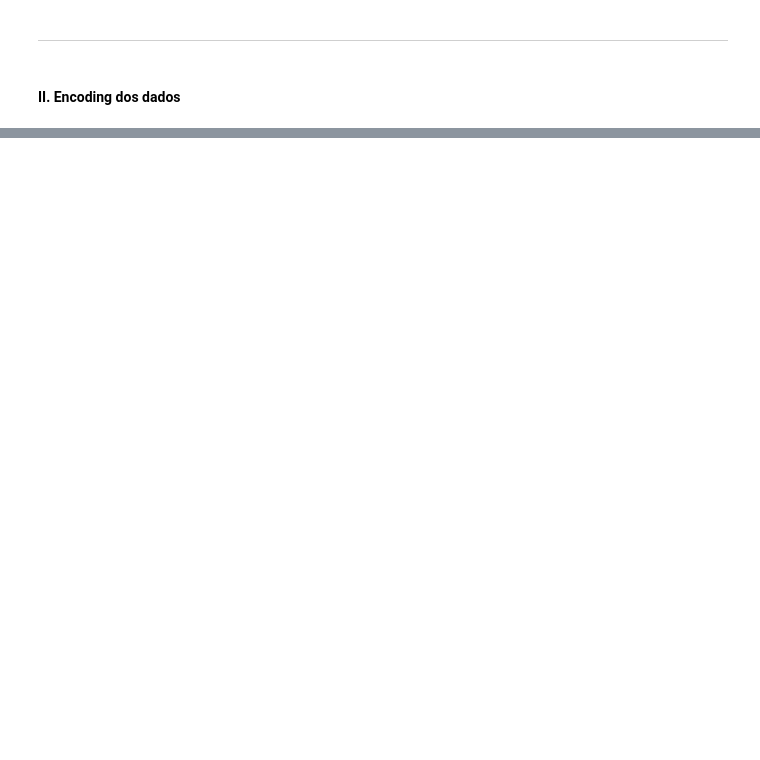
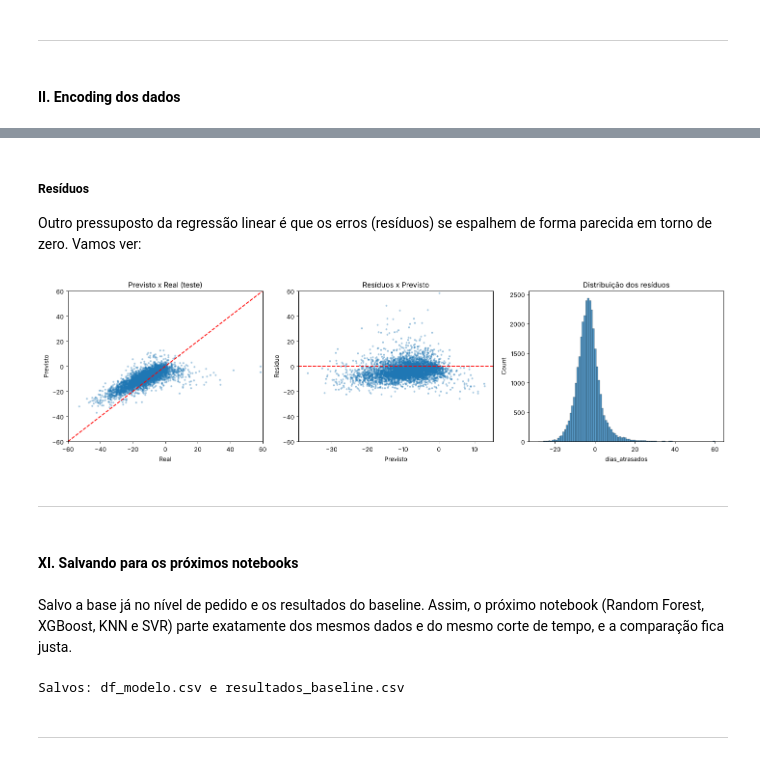
Before and after one commit to arcseno/previsaoAtrasoEntrega, a Jupyter notebook: notebooks/05_modelo_baseline.ipynb, the cells around one changed output, grey strips where cells are left out. Drawn from its saved outputs; the diff is of its cells as text; code cells hidden in the pictures; blank space fills up the shorter version.

```diff
--- a/notebooks/05_modelo_baseline.ipynb
+++ b/notebooks/05_modelo_baseline.ipynb
@@ -81,0 +452,44 @@ Index(['order_id', 'customer_id', 'order_status', 'order_purchase_timestamp',
+# %% [markdown]
+##### Resíduos
+
+Outro pressuposto da regressão linear é que os erros (resíduos) se espalhem de forma parecida em torno de zero. Vamos ver:
+# %%
+residuos = y_teste - previsao_teste
+
+fig, axes = plt.subplots(1, 3, figsize=(16, 4.5))
+
+amostra = np.random.default_rng(42).choice(len(y_teste), 5000, replace=False)
+axes[0].scatter(y_teste.values[amostra], previsao_teste[amostra], s=5, alpha=0.3)
+axes[0].plot([-60, 60], [-60, 60], color="red", linestyle="--")
+axes[0].set_xlim(-60, 60); axes[0].set_ylim(-60, 60)
+axes[0].set_xlabel("Real"); axes[0].set_ylabel("Previsto")
+axes[0].set_title("Previsto x Real (teste)")
+
+axes[1].scatter(previsao_teste[amostra], residuos.values[amostra], s=5, alpha=0.3)
+axes[1].axhline(0, color="red", linestyle="--")
+axes[1].set_ylim(-60, 60)
+axes[1].set_xlabel("Previsto"); axes[1].set_ylabel("Resíduo")
+axes[1].set_title("Resíduos x Previsto")
+
+sns.histplot(residuos.clip(-40, 60), bins=100, ax=axes[2])
+axes[2].set_title("Distribuição dos resíduos")
+
+plt.tight_layout()
+plt.show()
+# %% [output]
+[figure, added]
+# %% [markdown]
+-----------------------------------------------------------------------------------------------------
+# %% [markdown]
+#### XI. Salvando para os próximos notebooks
+# %% [markdown]
+Salvo a base já no nível de pedido e os resultados do baseline. Assim, o próximo notebook (Random Forest, XGBoost, KNN e SVR) parte exatamente dos mesmos dados e do mesmo corte de tempo, e a comparação fica justa.
+# %%
+colunas_salvar = ["order_id", "order_purchase_timestamp", alvo] + numericas + ["percentual_frete"] + dummies + estados
+pedidos[colunas_salvar].to_csv("../data/processed/df_modelo.csv", index=False)
+resultados.round(4).to_csv("../data/processed/resultados_baseline.csv")
+print("Salvos: df_modelo.csv e resultados_baseline.csv")
+# %% [output]
+Salvos: df_modelo.csv e resultados_baseline.csv
+# %% [markdown]
+-----------------------------------------------------------------------------------------------------
```
Also changed, not shown: parts of 40 cells of this notebook.
